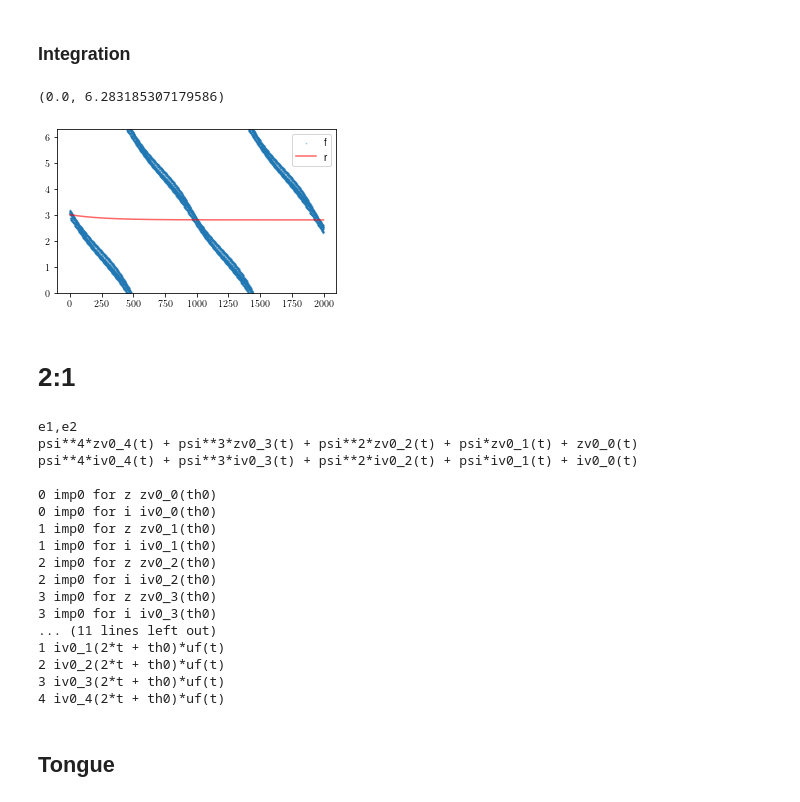
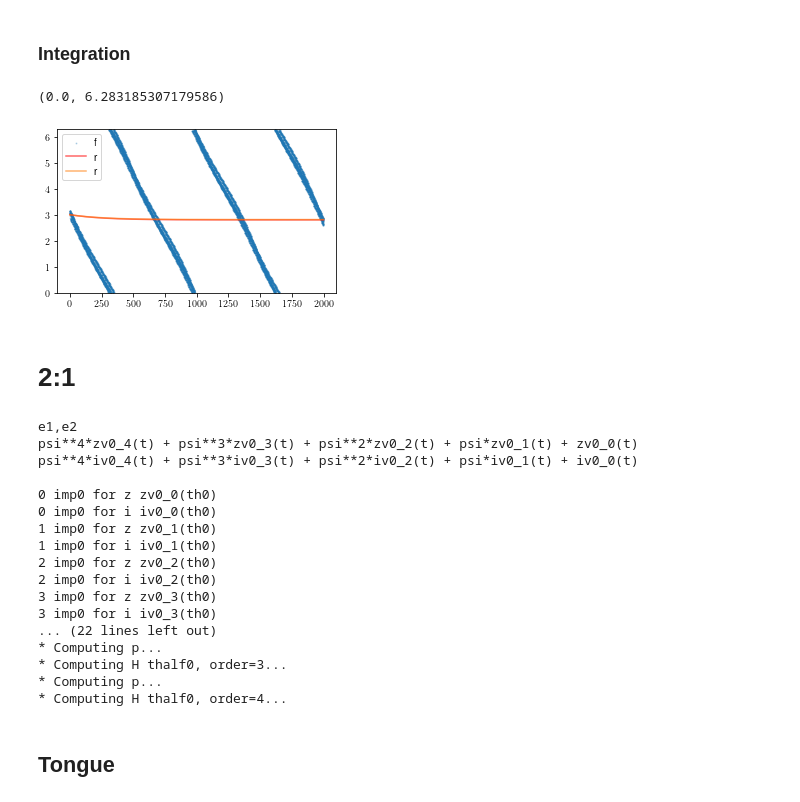
Before and after one commit to youngmp/nm, a Jupyter notebook: jupyter/check_tongues_thal1.ipynb, the cells around one changed output. Saved outputs shown, nothing was run; the diff lists cells and outputs as text; code cells hidden in the pictures.

```diff
--- a/jupyter/check_tongues_thal1.ipynb
+++ b/jupyter/check_tongues_thal1.ipynb
@@ -1004,7 +1141,7 @@ axs[0].set_ylim(0,2*np.pi)
 # 3:2 DNE?
 # %%
 a32 = nmc(system1,None,
-        #recompute_list=['p_cglf0','h_cglf0','p_data_cglf0','h_data_cglf0'],
+        recompute_list=['p_data_cglf0','h_data_cglf0'],
         #recompute_list=recompute_list,
         _n=('om0',3),_m=('om1',2),
         NP=500,NH=500)
@@ -1111,7 +1280,7 @@ axs.plot(del_range32,fr_redu32)
 ## Verify
 # %%
 eps32 = .02
-del32 = 0.0
+del32 = 0.002
 th_init32 = 3
 # %% [markdown]
 ### Phase plane
@@ -1136,31 +1316,34 @@ init32 = system1.lc['dat'][int((th_init32/(2*np.pi))*system1.TN),:]
 args32 = [a32,eps32,del32]
 solf32 = solve_ivp(_full,[0,t32[-1]],init32,t_eval=t32,args=(*args32,),**kw_sim)
 # %%
-solr32 = solve_ivp(rhs_avg,[0,t32[-1]],[th_init32,0],t_eval=t32,args=(*args32,),**kw_sim)
-# solr32_0 = solve_ivp(rhs_avg,[0,t[-1]],[th_init,0],t_eval=t,args=(*args32,1),**kw_sim)
+solr32 = solve_ivp(rhs_avg_2d,[0,t32[-1]],[th_init32,0],t_eval=t32,args=(*args32,),**kw_sim)
+# solr32_0 = solve_ivp(rhs_avg_2d,[0,t[-1]],[th_init,0],t_eval=t,args=(*args32,1),**kw_sim)
 # %%
 # solr32b = solve_ivp(_redu,[0,t32[-1]],[th_init32,0,0],t_eval=t32,args=(*args32,),**kw_sim)
+# %%
+solr32c = solve_ivp(rhs_avg_1d,[0,t32[-1]],[th_init32],t_eval=t32,args=(*args32,),**kw_sim)
 # %%
 tp32, phase32 = get_phase(t32,solf32.y.T,skipn=10,system1=system1)
 # %%
 fig,axs = plt.subplots(figsize=(5,3)); axs = np.asarray([axs])
 forcing_phase32 = np.mod((a32._m[1]+del32)*np.linspace(0,tp32[-1],len(tp32)),2*np.pi*a32._m[1])
 y32 = np.mod(phase32-a32.om*forcing_phase32,2*np.pi)
 
 axs[0].scatter(tp32,y32,s=1,alpha=.25,label='f')
 axs[0].plot(solr32.t,np.mod(solr32.y.T[:,0],2*np.pi),color='r',label='r',alpha=.6)
+axs[0].plot(solr32c.t,np.mod(solr32c.y.T[:,0],2*np.pi),color='tab:orange',label='r',alpha=.6)
 # axs[0].plot(solr32b.t,np.mod(solr32b.y.T[:,0]-a32.om*solr32b.y.T[:,2],2*np.pi),color='green',label='rf',alpha=.6)
 
 axs[0].legend()
 axs[0].set_ylim(0,2*np.pi)
 # %% [output]
 (0.0, 6.283185307179586)
-[figure, old version]
+[figure, new version]
 # %% [markdown]
 # 2:1
 # %%
 a21 = nmc(system1,None,
-        #recompute_list=['p_cglf0','h_cglf0','p_data_cglf0','h_data_cglf0'],
+        recompute_list=['p_data_cglf0','h_data_cglf0'],
         #recompute_list=recompute_list,
         _n=('om0',2),_m=('om1',1),
         NP=500,NH=500)
@@ -1177,11 +1360,11 @@ psi**4*iv0_4(t) + psi**3*iv0_3(t) + psi**2*iv0_2(t) + psi*iv0_1(t) + iv0_0(t)
 2 imp0 for i iv0_2(th0)
 3 imp0 for z zv0_3(th0)
 3 imp0 for i iv0_3(th0)
-... (11 lines left out)
-1 iv0_1(2*t + th0)*uf(t)
-2 iv0_2(2*t + th0)*uf(t)
-3 iv0_3(2*t + th0)*uf(t)
-4 iv0_4(2*t + th0)*uf(t)
+... (22 lines left out)
+* Computing p...
+* Computing H thalf0, order=3...
+* Computing p...
+* Computing H thalf0, order=4...
 # %% [markdown]
 ## Tongue
 # %%
```
Also changed, not shown: parts of 81 cells of this notebook, 3 other files.
